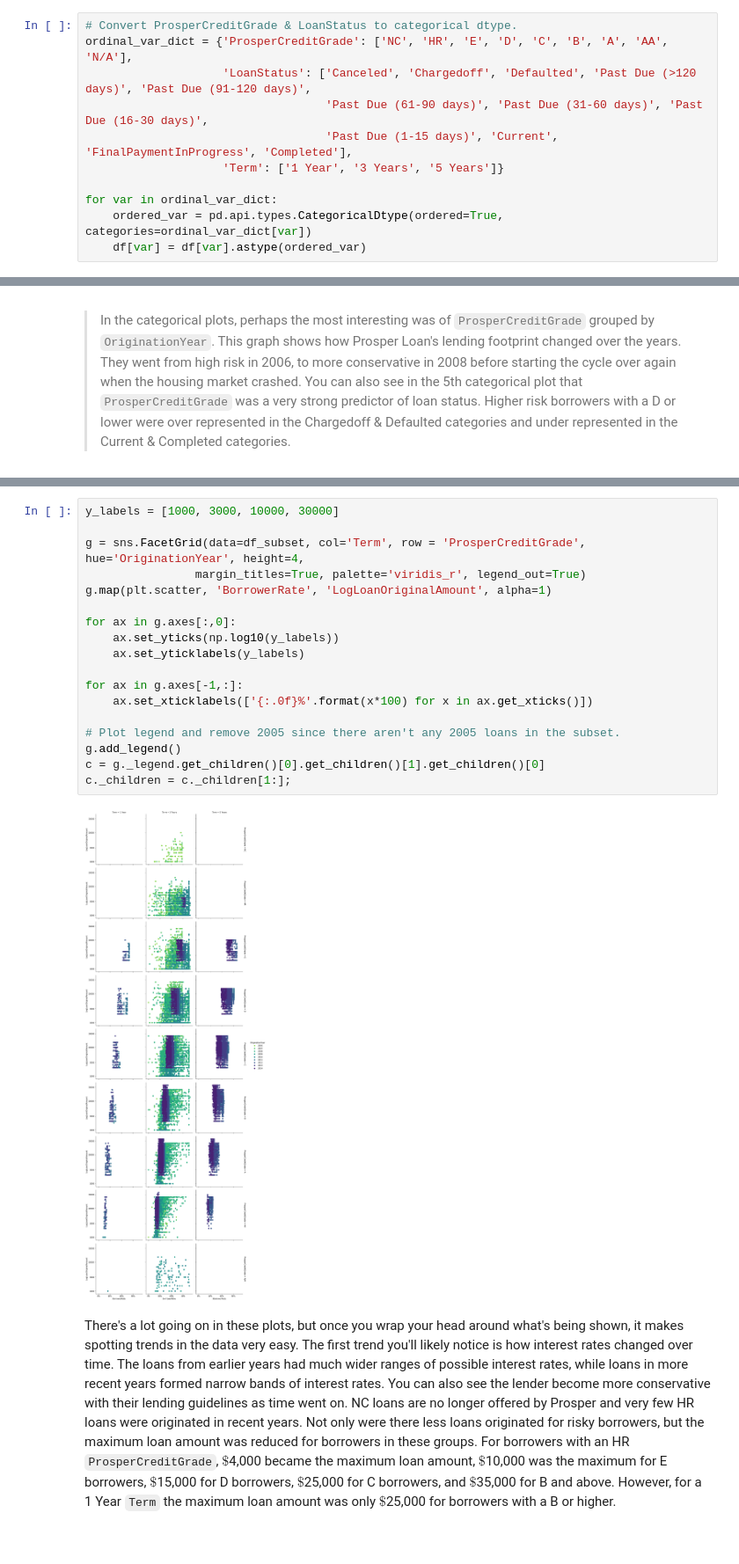
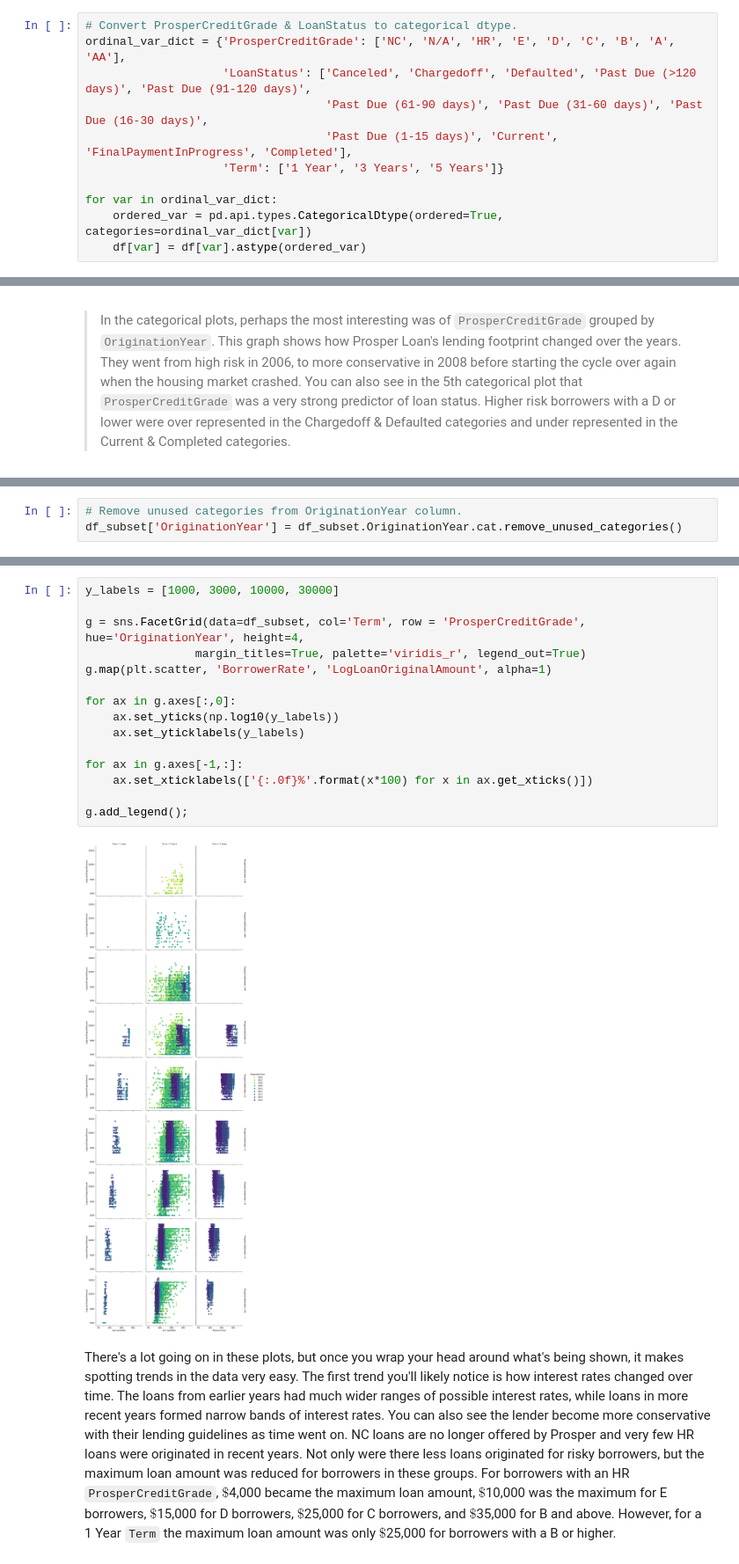
Before and after one commit to iRowebot/prosper_loans_visualizations, a Jupyter notebook: prosper_loans_data_visualization.ipynb, the cells around one changed output, grey strips where cells are left out. Shown at 88% size. Cells and saved outputs as stored; diff of their text form.

Commit message:
Complete Exploratory Visualizations 1st draft.

```diff
--- a/prosper_loans_data_visualization.ipynb
+++ b/prosper_loans_data_visualization.ipynb
@@ -185,7 +185,7 @@ array(['Other', 'Professional', 'Skilled Labor', 'Executive',
       dtype=object)
 # %%
 # Convert ProsperCreditGrade & LoanStatus to categorical dtype.
-ordinal_var_dict = {'ProsperCreditGrade': ['NC', 'HR', 'E', 'D', 'C', 'B', 'A', 'AA', 'N/A'],
+ordinal_var_dict = {'ProsperCreditGrade': ['NC', 'N/A', 'HR', 'E', 'D', 'C', 'B', 'A', 'AA'],
                     'LoanStatus': ['Canceled', 'Chargedoff', 'Defaulted', 'Past Due (>120 days)', 'Past Due (91-120 days)',
                                    'Past Due (61-90 days)', 'Past Due (31-60 days)', 'Past Due (16-30 days)',
                                    'Past Due (1-15 days)', 'Current', 'FinalPaymentInProgress', 'Completed'],
@@ -684,3 +686,6 @@ Graphing on a log scale and using violin plots instead of box plots makes spotti
+# %%
+# Remove unused categories from OriginationYear column.
+df_subset['OriginationYear'] = df_subset.OriginationYear.cat.remove_unused_categories()
 # %%
 sample = np.random.choice(df_subset.shape[0], 1500, replace=True)
 sample_set = df_subset.loc[sample,:]
@@ -729,22 +750,19 @@ The darker points on this scatterplot represent loans from recent years while th
 # %%
 y_labels = [1000, 3000, 10000, 30000]
 
 g = sns.FacetGrid(data=df_subset, col='Term', row = 'ProsperCreditGrade', hue='OriginationYear', height=4,
                 margin_titles=True, palette='viridis_r', legend_out=True)
 g.map(plt.scatter, 'BorrowerRate', 'LogLoanOriginalAmount', alpha=1)
 
 for ax in g.axes[:,0]:
     ax.set_yticks(np.log10(y_labels))
     ax.set_yticklabels(y_labels)
 
 for ax in g.axes[-1,:]:
     ax.set_xticklabels(['{:.0f}%'.format(x*100) for x in ax.get_xticks()])
 
-# Plot legend and remove 2005 since there aren't any 2005 loans in the subset.
-g.add_legend()
-c = g._legend.get_children()[0].get_children()[1].get_children()[0]
-c._children = c._children[1:];
+g.add_legend();
 # %% [output]
-[figure, old version]
+[figure, new version]
 # %% [markdown]
 There's a lot going on in these plots, but once you wrap your head around what's being shown, it makes spotting trends in the data very easy. The first trend you'll likely notice is how interest rates changed over time. The loans from earlier years had much wider ranges of possible interest rates, while loans in more recent years formed narrow bands of interest rates. You can also see the lender become more conservative with their lending guidelines as time went on. NC loans are no longer offered by Prosper and very few HR loans were originated in recent years. Not only were there less loans originated for risky borrowers, but the maximum loan amount was reduced for borrowers in these groups. For borrowers with an HR `ProsperCreditGrade`, $\$$4,000 became the maximum loan amount, $\$$10,000 was the maximum for E borrowers, $\$$15,000 for D borrowers, $\$$25,000 for C borrowers, and $\$$35,000 for B and above. However, for a 1 Year `Term` the maximum loan amount was only $\$$25,000 for borrowers with a B or higher.
```
Also changed, not shown: parts of 19 cells of this notebook, 1 other file.
